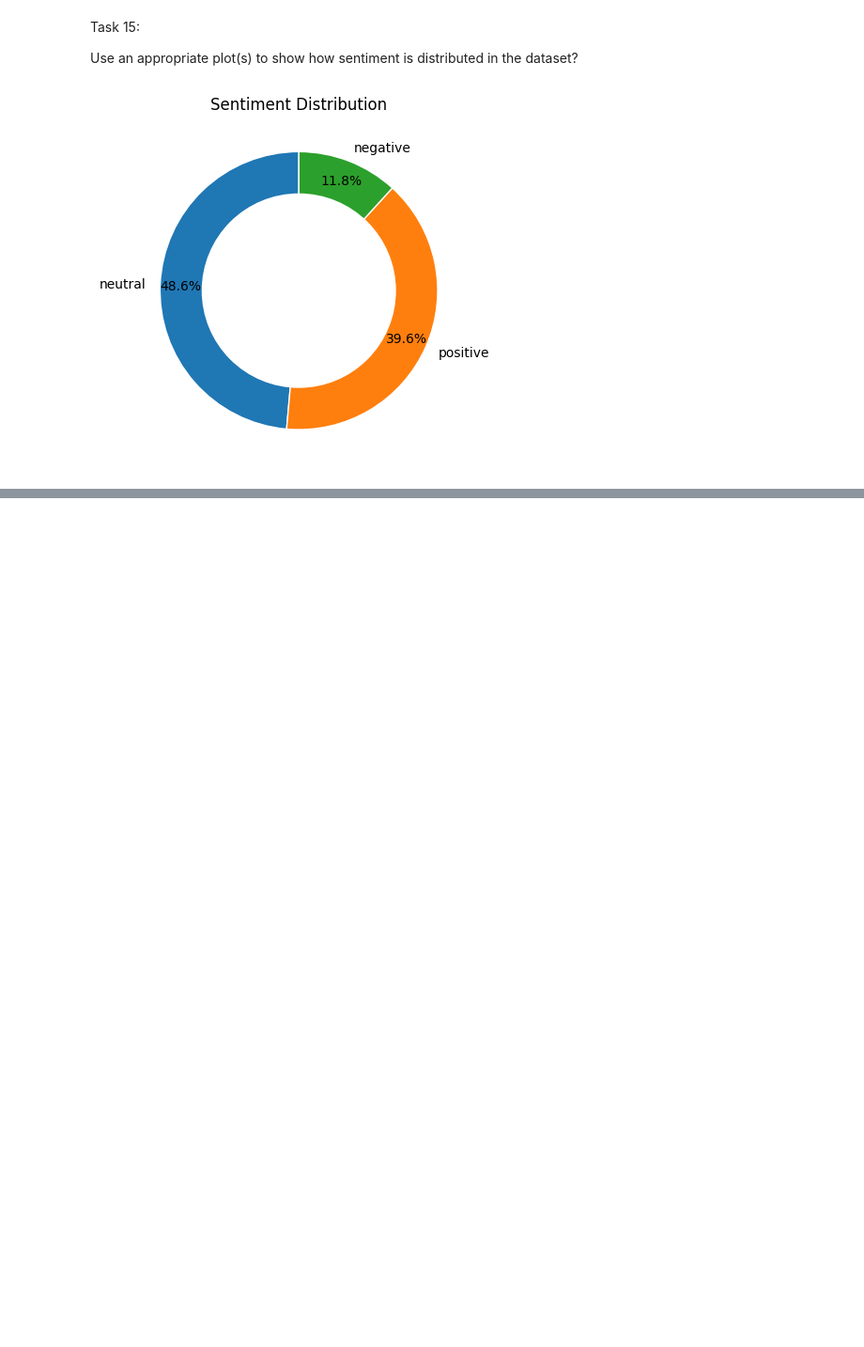
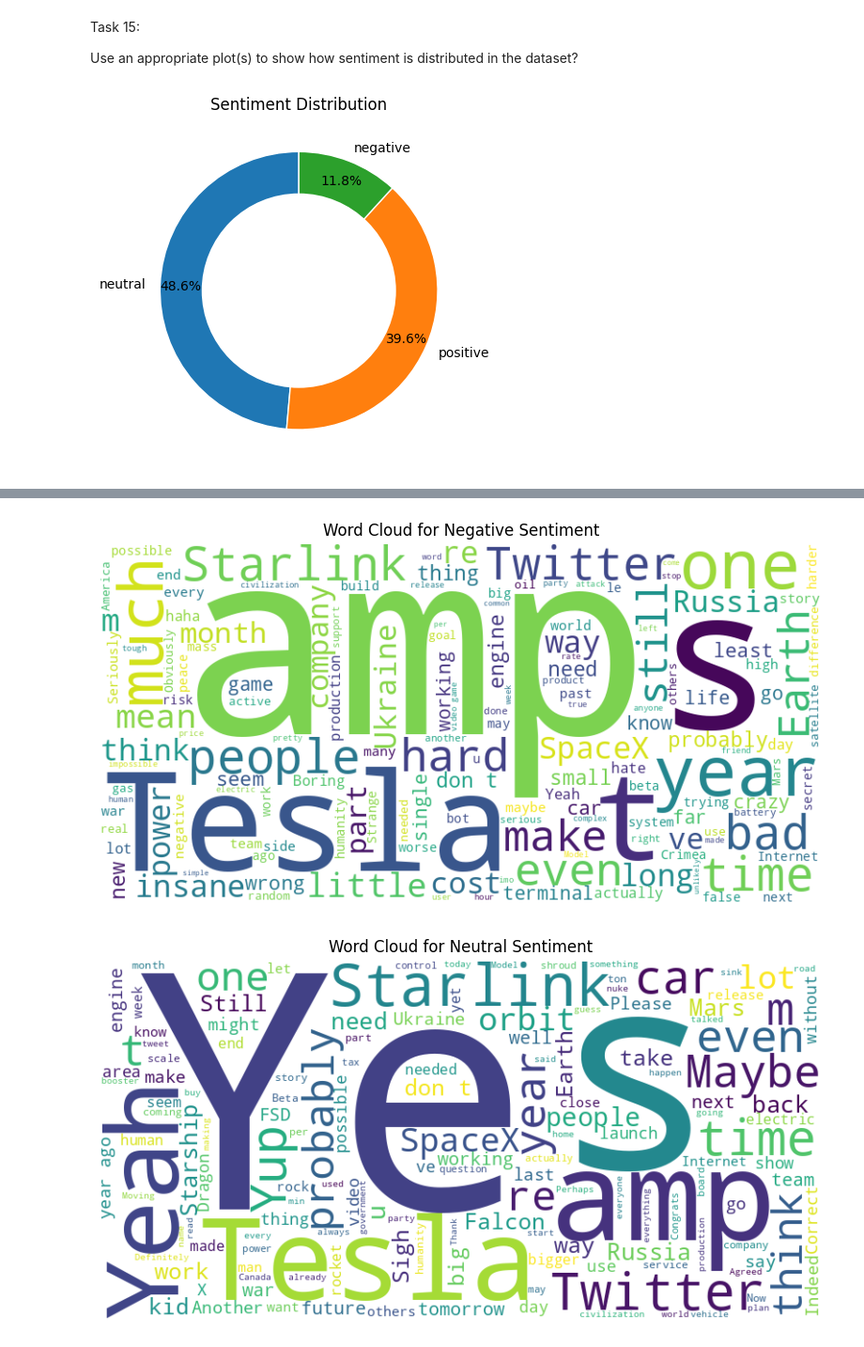
Before and after one commit to Ms-Shaukat/DataAnalyticsProjectsandPortfolio, a Jupyter notebook: DA_Green_Assignment2_Munazza_Shaukat_munazza_guide_gmail_com.ipynb, the cells around one changed output, grey strips where cells are left out. Shown at 94% size. Drawn from its saved outputs; the diff is of its cells as text; code cells hidden in the pictures; blank space fills up the shorter version.

```diff
--- a/DA_Green_Assignment2_Munazza_Shaukat_munazza_guide_gmail_com.ipynb
+++ b/DA_Green_Assignment2_Munazza_Shaukat_munazza_guide_gmail_com.ipynb
@@ -671,0 +727,21 @@ The given data set shows neutral sentiments meaning that maximum number of tweet
+# %%
+from wordcloud import WordCloud
+
+
+# Group tweets by sentiment
+sentiment_groups = df.groupby('sentiment')
+
+# Loop through each sentiment category and generate a WordCloud
+for sentiment, group in sentiment_groups:
+    sentiment_tweets = ' '.join(group['tweet_cleaned'].values)
+    wordcloud = WordCloud(width=800, height=400, background_color='white', max_words=150).generate(sentiment_tweets)
+
+    # Plot the WordCloud
+    plt.figure(figsize=(10, 5))
+    plt.imshow(wordcloud, interpolation='bilinear')
+    plt.axis('off')
+    plt.title(f'Word Cloud for {sentiment.capitalize()} Sentiment')
+    plt.show()
+# %% [output]
+[figure, added]
+[figure, added]
```
Also changed, not shown: parts of 8 cells of this notebook.
